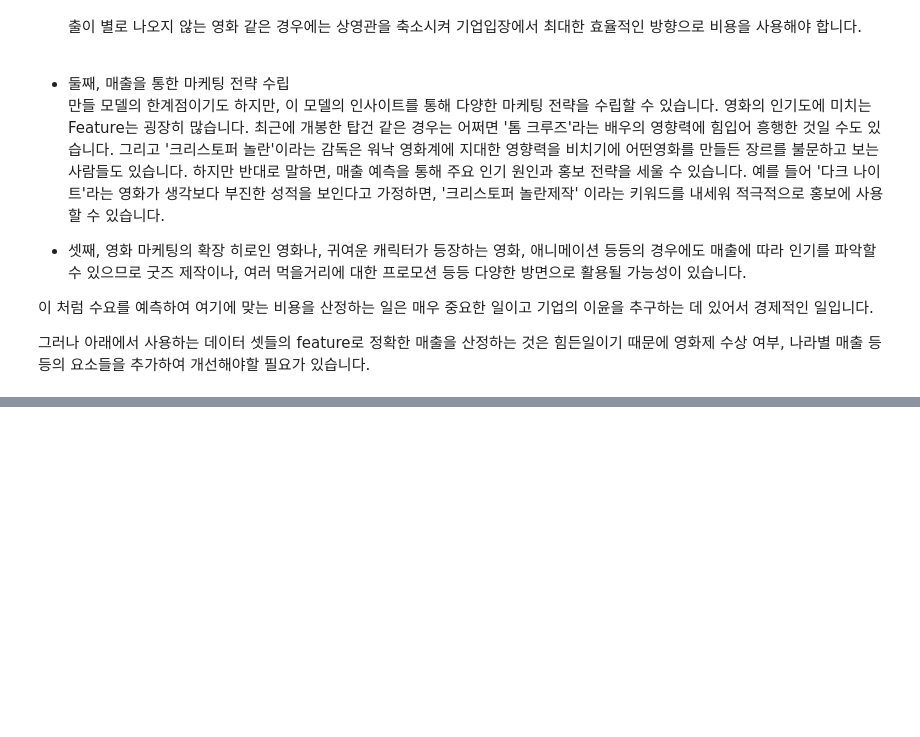
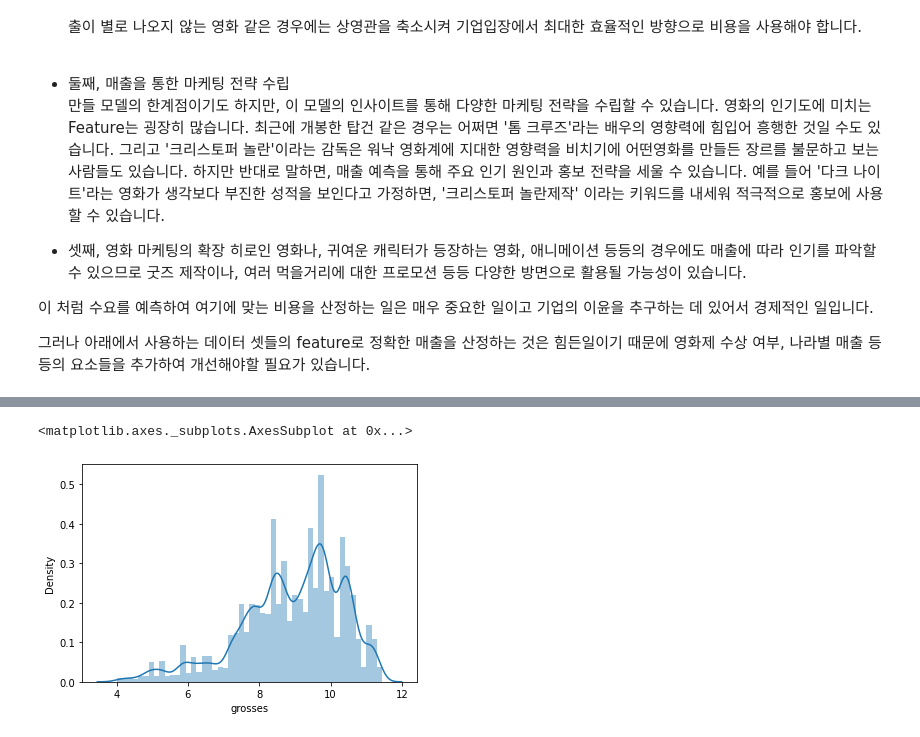
Before and after one commit to MinGyeongdo/Sesion2_projcet, a Jupyter notebook: Predict_grosses.ipynb, the cells around one changed output, grey strips where cells are left out. Saved outputs shown, nothing was run; the diff lists cells and outputs as text; code cells hidden in the pictures; blank space fills up the shorter version.

```diff
--- a/Predict_grosses.ipynb
+++ b/Predict_grosses.ipynb
@@ -97,0 +249,2 @@ movie_cl
+# %%
+train = train[train_log > 4]
@@ -97,0 +264,5 @@ movie_cl
+# %%
+sns.distplot(y_train_log)
+# %% [output]
+<matplotlib.axes._subplots.AxesSubplot at 0x...>
+[figure, added]
```
Also changed, not shown: parts of 34 cells of this notebook.
